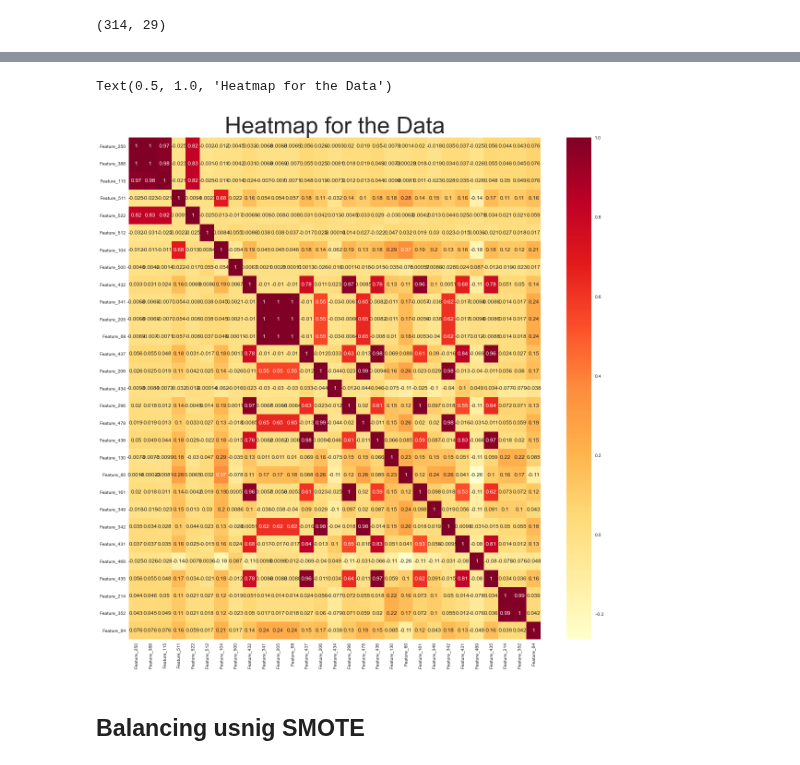
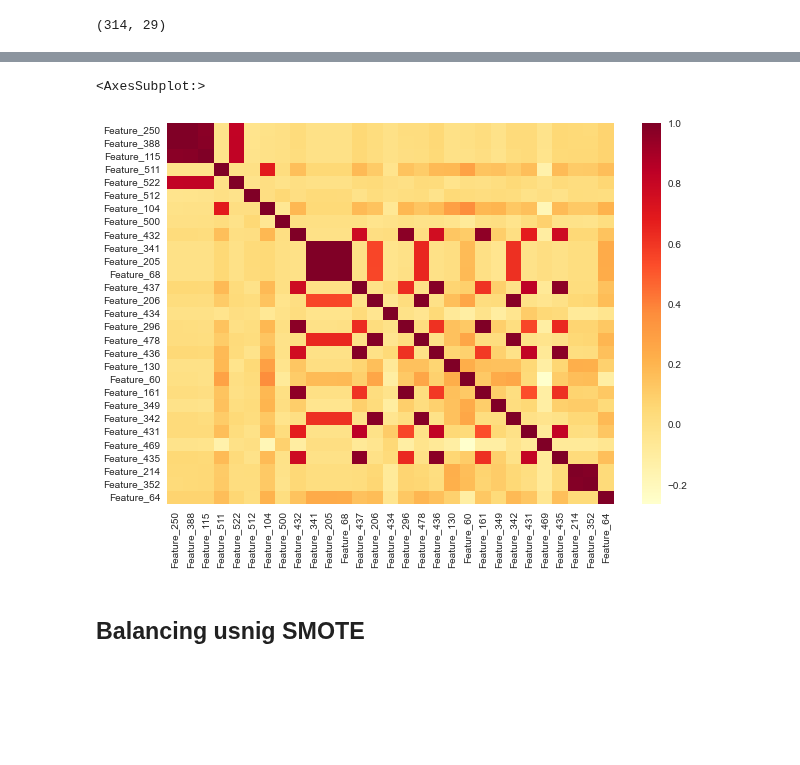
Before and after one commit to himanshag/SECOM, a Jupyter notebook: mice/mice - chisquare.ipynb, the cells around one changed output, grey strips where cells are left out. Saved outputs shown, nothing was run; the diff lists cells and outputs as text; code cells hidden in the pictures; blank space fills up the shorter version.

```diff
--- a/mice/mice - chisquare.ipynb
+++ b/mice/mice - chisquare.ipynb
@@ -145,9 +156,9 @@ X_test_original = X_test
 # %% [markdown]
 #### Re-labeling the Target values
 # %%
-# Relabeling target variables 1 is pass and 0 is fail
-y_train = y_train.replace(to_replace=[-1, 1], value=[1, 0])
-y_test = y_test.replace(to_replace=[-1, 1], value=[1, 0])
+# # Relabeling target variables 1 is pass and 0 is fail
+# y_train = y_train.replace(to_replace=[-1, 1], value=[1, 0])
+# y_test = y_test.replace(to_replace=[-1, 1], value=[1, 0])
 # %%
 # # Scaling the data
 # scaler = StandardScaler()
@@ -290,12 +301,12 @@ evaluate(X_train_chi,X_test_chi,y_train,y_test)
 # %%
 import seaborn as sns
 # Heatmap for correlation
-plt.rcParams['figure.figsize'] = (20,20)
-sns.heatmap(X_train_chi.corr(),cmap="YlOrRd",annot=True)
-plt.title('Heatmap for the Data', fontsize = 50)
+plt.rcParams['figure.figsize'] = (10,7)
+sns.heatmap(X_train_chi.corr(),cmap="YlOrRd")
+#plt.title('Heatmap for the Data', fontsize = 50)
 # %% [output]
-Text(0.5, 1.0, 'Heatmap for the Data')
+<AxesSubplot:>
-[figure, old version]
+[figure, new version]
 # %% [markdown]
 ## Balancing usnig SMOTE
 # %%
```
Also changed, not shown: parts of 20 cells of this notebook, 2 other files.
